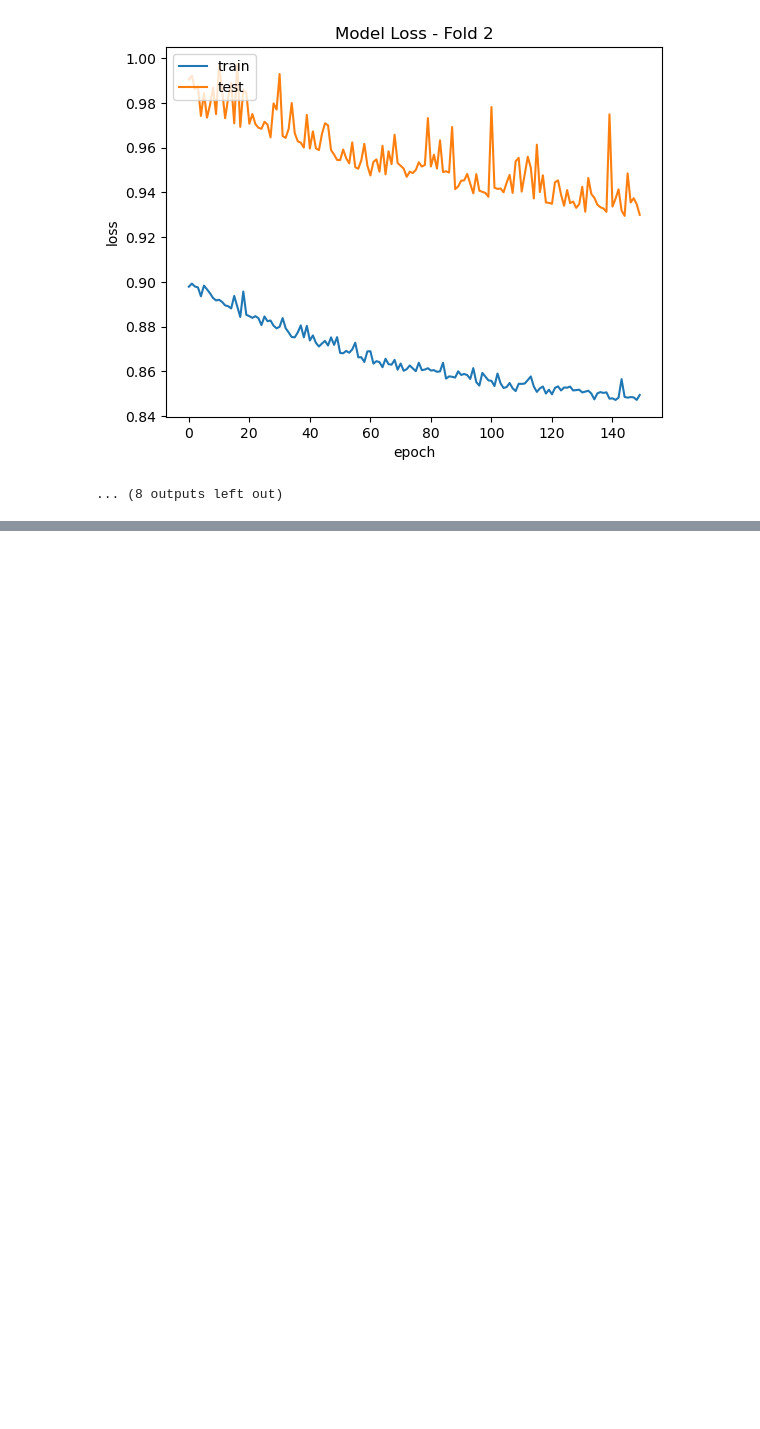
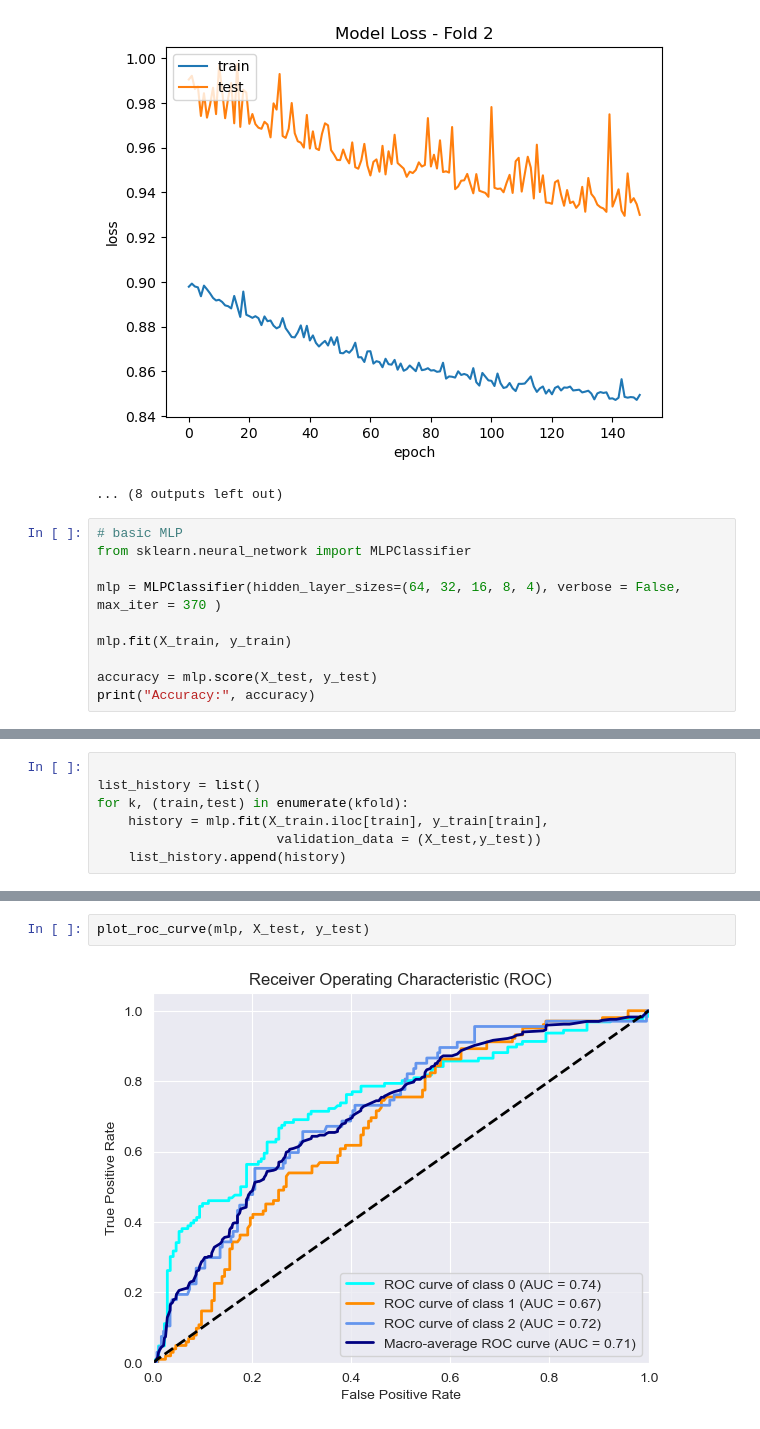
Before and after one commit to yaosam521/ML-Lab-5, a Jupyter notebook: Lab-5.ipynb, the cells around one changed output, grey strips where cells are left out. Cells and saved outputs as stored; diff of their text form; blank space fills up the shorter version.

```diff
--- a/Lab-5.ipynb
+++ b/Lab-5.ipynb
@@ -862,3 +879,13 @@ for history in list_history:
 [figure]
 [figure]
 ... (8 outputs left out)
+# %%
+# basic MLP
+from sklearn.neural_network import MLPClassifier
+
+mlp = MLPClassifier(hidden_layer_sizes=(64, 32, 16, 8, 4), verbose = False, max_iter = 370 )
+
+mlp.fit(X_train, y_train)
+
+accuracy = mlp.score(X_test, y_test)
+print("Accuracy:", accuracy)
@@ -864,0 +894,7 @@ for history in list_history:
+# %%
+
+list_history = list()
+for k, (train,test) in enumerate(kfold):
+    history = mlp.fit(X_train.iloc[train], y_train[train],
+                       validation_data = (X_test,y_test))
+    list_history.append(history)
@@ -864,0 +1006,4 @@ for history in list_history:
+# %%
+plot_roc_curve(mlp, X_test, y_test)
+# %% [output]
+[figure, added]
```
Also changed, not shown: parts of 14 cells of this notebook.
